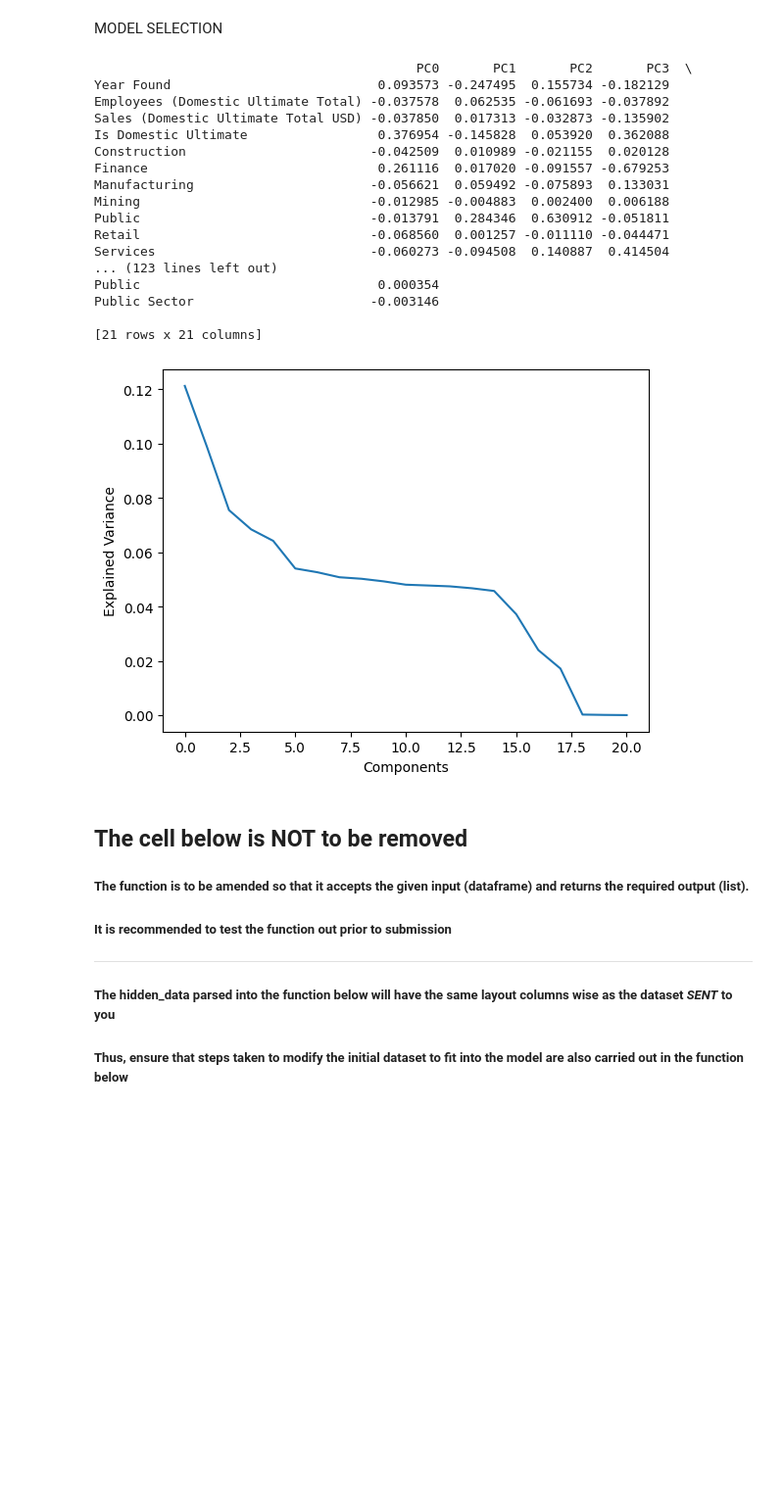
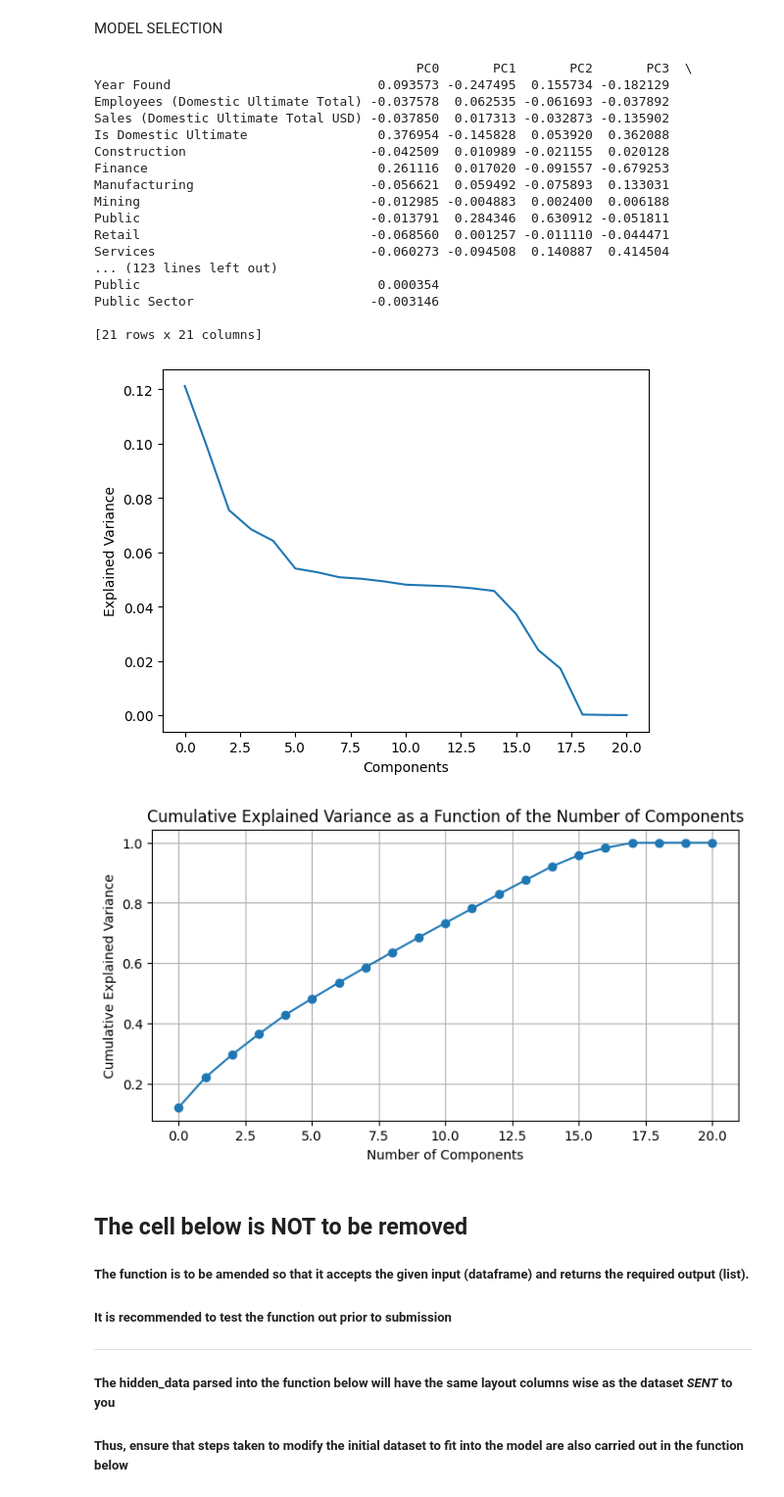
Before and after one commit to siruislybro/NUS-SDS-Datathon-Champion, a Jupyter notebook: NUS_DATATHON_CHAMPION_TEAM NAME.ipynb, the cells around one changed output. Shown at 98% size. Drawn from its saved outputs; the diff is of its cells as text; code cells hidden in the pictures; blank space fills up the shorter version.

```diff
--- a/NUS_DATATHON_CHAMPION_TEAM NAME.ipynb
+++ b/NUS_DATATHON_CHAMPION_TEAM NAME.ipynb
@@ -249,33 +249,46 @@ pca = PCA(n_components=df_copy.shape[1])
 #pca.fit(df_normalized)
 pca.fit(df_normalized)
 
 
 loadings = pd.DataFrame(pca.components_.T, columns=['PC%s' % _ for _ in range(len(df_normalized.columns))],index=df_normalized.columns)
 print(loadings)
 
 plt.plot(pca.explained_variance_ratio_)
 plt.ylabel('Explained Variance')
 plt.xlabel('Components')
 plt.show()
+
+# Calculate the cumulative variance explained by each component
+cumulative_variance = pca.explained_variance_ratio_.cumsum()
+
+# Plotting
+plt.figure(figsize=(8, 4))
+plt.plot(cumulative_variance, marker='o')
+plt.xlabel('Number of Components')
+plt.ylabel('Cumulative Explained Variance')
+plt.title('Cumulative Explained Variance as a Function of the Number of Components')
+plt.grid(True)
+plt.show()
 # %% [output]
                                           PC0       PC1       PC2       PC3  \
 Year Found                           0.093573 -0.247495  0.155734 -0.182129
 Employees (Domestic Ultimate Total) -0.037578  0.062535 -0.061693 -0.037892
 Sales (Domestic Ultimate Total USD) -0.037850  0.017313 -0.032873 -0.135902
 Is Domestic Ultimate                 0.376954 -0.145828  0.053920  0.362088
 Construction                        -0.042509  0.010989 -0.021155  0.020128
 Finance                              0.261116  0.017020 -0.091557 -0.679253
 Manufacturing                       -0.056621  0.059492 -0.075893  0.133031
 Mining                              -0.012985 -0.004883  0.002400  0.006188
 Public                              -0.013791  0.284346  0.630912 -0.051811
 Retail                              -0.068560  0.001257 -0.011110 -0.044471
 Services                            -0.060273 -0.094508  0.140887  0.414504
 ... (123 lines left out)
 Public                               0.000354
 Public Sector                       -0.003146
 
 [21 rows x 21 columns]
 [figure]
+[figure, added]
 # %% [markdown]
 ## The cell below is **NOT** to be removed
 ##### The function is to be amended so that it accepts the given input (dataframe) and returns the required output (list).
```
